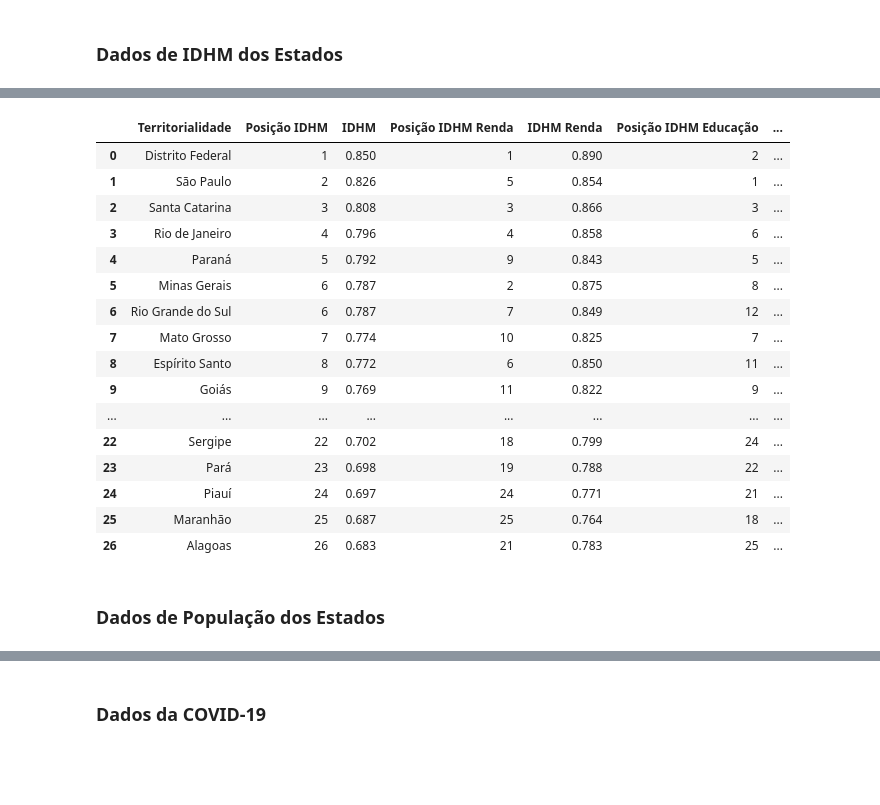
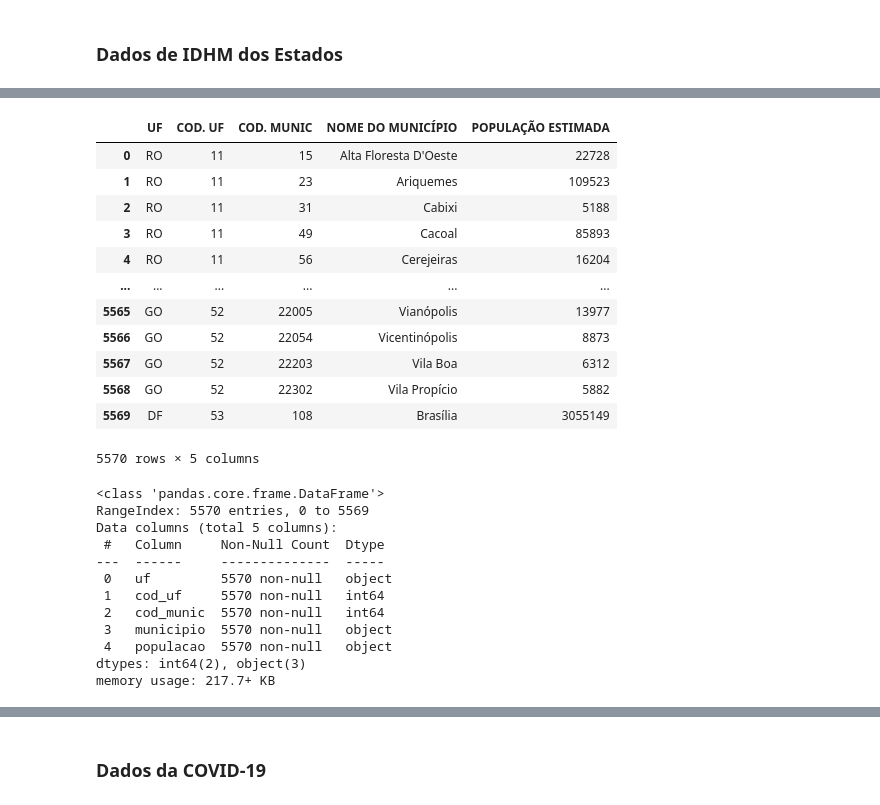
Before and after one commit to gustavopierre/data_science_portfolio, a Jupyter notebook: Gustavo_Moreira_Pierre.ipynb, the cells around one changed output, grey strips where cells are left out. Saved outputs shown, nothing was run; the diff lists cells and outputs as text; code cells hidden in the pictures; blank space fills up the shorter version.

```diff
--- a/Gustavo_Moreira_Pierre.ipynb
+++ b/Gustavo_Moreira_Pierre.ipynb
@@ -59,6 +66,8 @@ import pandas as pd
 import numpy as np
 import matplotlib.pyplot as plt
 import seaborn as sns
-import geopandas as gpd
+import folium
+#import geopandas as gpd
 sns.set() # notebook
 pd.options.mode.chained_assignment = None;
+pd.options.display.float_format = "{:.2f}".format
@@ -71,24 +311,22 @@ pd.options.mode.chained_assignment = None;
 # %%
-idhm = pd.read_excel('https://github.com/gustavopierre/data_science_portfolio/blob/master/idhm2017.xlsx?raw=true')
+municipios_pop = pd.read_excel(
+    'https://github.com/gustavopierre/data_science_portfolio/blob/master/estimativa_pop_2020.xls?raw=true',
+    sheet_name='Municípios',
+    skiprows=1,
+    skipfooter=16
+)
+municipios_pop
+# %% [output]
+|  | UF | COD. UF | COD. MUNIC | NOME DO MUNICÍPIO | POPULAÇÃO ESTIMADA |
+| 0 | RO | 11 | 15 | Alta Floresta D'Oeste | 22728 |
+| 1 | RO | 11 | 23 | Ariquemes | 109523 |
+| 2 | RO | 11 | 31 | Cabixi | 5188 |
+| 3 | RO | 11 | 49 | Cacoal | 85893 |
+| 4 | RO | 11 | 56 | Cerejeiras | 16204 |
+| ... | ... | ... | ... | ... | ... |
+| 5565 | GO | 52 | 22005 | Vianópolis | 13977 |
+| 5566 | GO | 52 | 22054 | Vicentinópolis | 8873 |
+| 5567 | GO | 52 | 22203 | Vila Boa | 6312 |
+| 5568 | GO | 52 | 22302 | Vila Propício | 5882 |
+| 5569 | DF | 53 | 108 | Brasília | 3055149 |
+5570 rows × 5 columns
-# %%
-idhm
-# %% [output]
-|  | Territorialidade | Posição IDHM | IDHM | Posição IDHM Renda | IDHM Renda | Posição IDHM Educação | ... |
-| 0 | Distrito Federal | 1 | 0.850 | 1 | 0.890 | 2 | ... |
-| 1 | São Paulo | 2 | 0.826 | 5 | 0.854 | 1 | ... |
-| 2 | Santa Catarina | 3 | 0.808 | 3 | 0.866 | 3 | ... |
-| 3 | Rio de Janeiro | 4 | 0.796 | 4 | 0.858 | 6 | ... |
-| 4 | Paraná | 5 | 0.792 | 9 | 0.843 | 5 | ... |
-| 5 | Minas Gerais | 6 | 0.787 | 2 | 0.875 | 8 | ... |
-| 6 | Rio Grande do Sul | 6 | 0.787 | 7 | 0.849 | 12 | ... |
-| 7 | Mato Grosso | 7 | 0.774 | 10 | 0.825 | 7 | ... |
-| 8 | Espírito Santo | 8 | 0.772 | 6 | 0.850 | 11 | ... |
-| 9 | Goiás | 9 | 0.769 | 11 | 0.822 | 9 | ... |
-| ... | ... | ... | ... | ... | ... | ... | ... |
-| 22 | Sergipe | 22 | 0.702 | 18 | 0.799 | 24 | ... |
-| 23 | Pará | 23 | 0.698 | 19 | 0.788 | 22 | ... |
-| 24 | Piauí | 24 | 0.697 | 24 | 0.771 | 21 | ... |
-| 25 | Maranhão | 25 | 0.687 | 25 | 0.764 | 18 | ... |
-| 26 | Alagoas | 26 | 0.683 | 21 | 0.783 | 25 | ... |
-# %% [markdown]
-### **Dados de População dos Estados**
@@ -94,0 +335,15 @@ idhm
+# %%
+municipios_pop.info()
+# %% [output]
+<class 'pandas.core.frame.DataFrame'>
+RangeIndex: 5570 entries, 0 to 5569
+Data columns (total 5 columns):
+ #   Column     Non-Null Count  Dtype
+---  ------     --------------  -----
+ 0   uf         5570 non-null   object
+ 1   cod_uf     5570 non-null   int64
+ 2   cod_munic  5570 non-null   int64
+ 3   municipio  5570 non-null   object
+ 4   populacao  5570 non-null   object
+dtypes: int64(2), object(3)
+memory usage: 217.7+ KB
```
Also changed, not shown: parts of 34 cells of this notebook.
